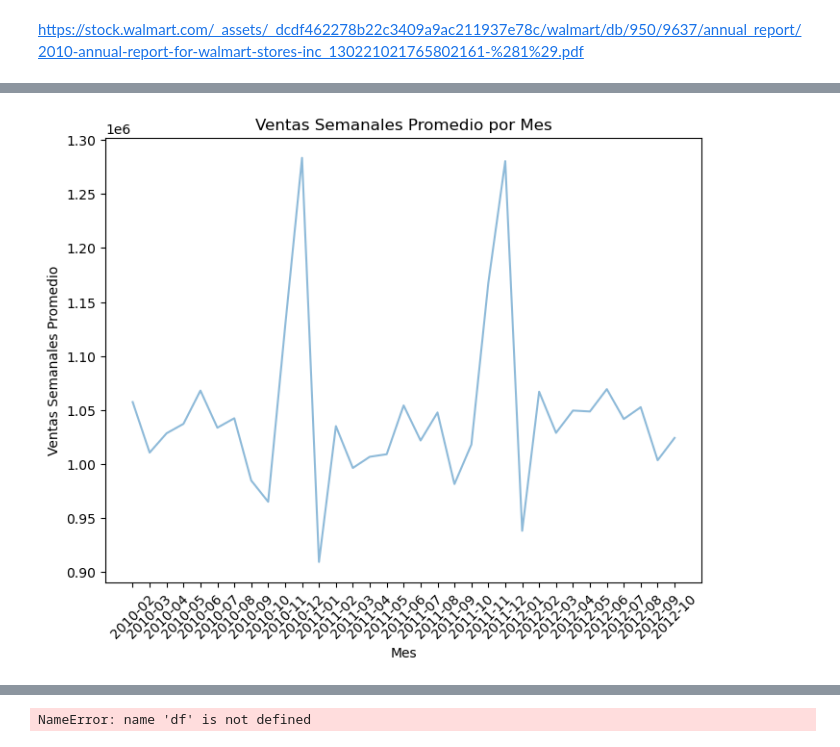
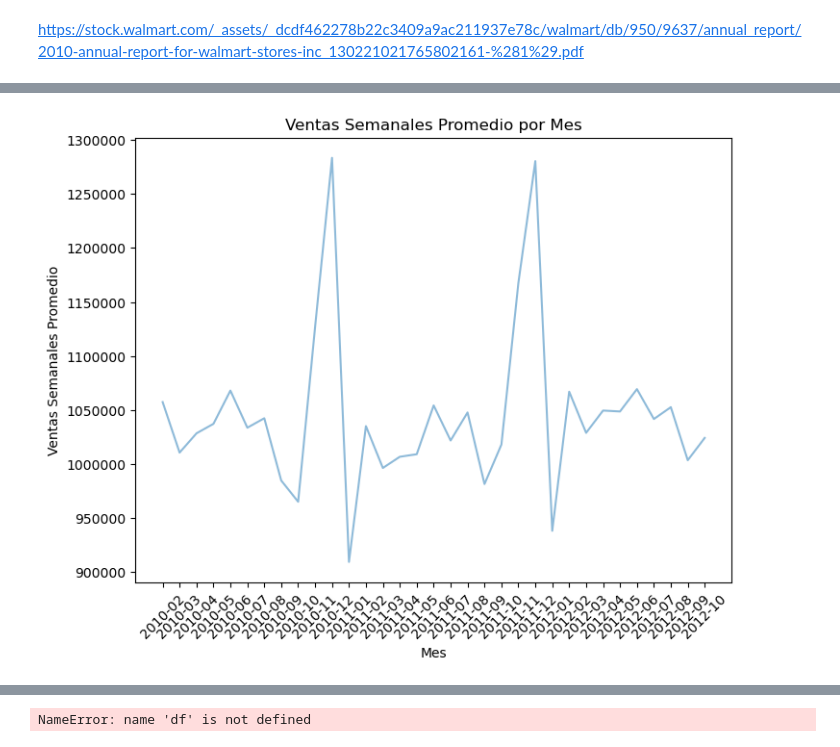
Before and after one commit to AngelGarLop/Tarea-comparaci-n-red-neuronal-regresi-n, a Jupyter notebook: Untitled12.ipynb, the cells around one changed output, grey strips where cells are left out. Drawn from its saved outputs; the diff is of its cells as text; code cells hidden in the pictures.

```diff
--- a/Untitled12.ipynb
+++ b/Untitled12.ipynb
@@ -140,3 +157,6 @@ Valores más frecuentes:
 64.21    8
 64.05    8
 78.47    7
+# %%
+df_walmart['Temperature'] = (df_walmart['Temperature'] - 32) * 5.0/9.0
+df_walmart['Temperature'].mean()
@@ -174,0 +253,14 @@ Valores más frecuentes:
+# %%
+import pandas as pd
+
+# Asegúrate de que la columna 'date' sea de tipo datetime
+df_walmart['Date'] = pd.to_datetime(df_walmart['Date'], format='%d-%m-%Y')  # Ajusta si la columna tiene otro nombre
+
+# Extraer el año de la columna 'date'
+df_walmart['year'] = df_walmart['Date'].dt.year
+
+# Calcular el CPI promedio por año
+cpi_por_ano = df_walmart.groupby('year')['CPI'].mean()
+
+# Mostrar el CPI promedio por año
+print(cpi_por_ano)
@@ -174,0 +284,12 @@ Valores más frecuentes:
+# %%
+# Convertir la columna 'Date' a datetime con el formato correcto
+df_walmart['Date'] = pd.to_datetime(df_walmart['Date'], format='%d-%m-%Y')
+
+# Gráfico de línea del CPI a lo largo del tiempo
+plt.figure(figsize=(14, 8))
+sns.lineplot(data=df_walmart, x="Date", y="CPI")
+plt.title("CPI a lo largo del tiempo")
+plt.xlabel("Fecha")
+plt.ylabel("CPI")
+plt.xticks(rotation=45)
+plt.show()
@@ -190,0 +324,12 @@ Valores más frecuentes:
+# %%
+# Convertir la columna 'Date' a datetime con el formato correcto
+df_walmart['Date'] = pd.to_datetime(df_walmart['Date'], format='%d-%m-%Y')
+
+# Gráfico de línea del Unemployment a lo largo del tiempo
+plt.figure(figsize=(14, 8))
+sns.lineplot(data=df_walmart, x="Date", y="Unemployment")
+plt.title("Unemployment a lo largo del tiempo")
+plt.xlabel("Fecha")
+plt.ylabel("Unemployment")
+plt.xticks(rotation=45)
+plt.show()
@@ -222,20 +369,21 @@ plt.show()
 # %%
 # Convertir la columna 'Date' a datetime con el formato correcto
 df_walmart['Date'] = pd.to_datetime(df_walmart['Date'], format='%d-%m-%Y')
 
 # Crear una columna 'Month' a partir de la columna 'Date'
 df_walmart['Month'] = df_walmart['Date'].dt.to_period('M')
 
 # Agrupar por mes y calcular la media de las ventas semanales
 df_monthly = df_walmart.groupby('Month').agg({'Weekly_Sales': 'mean'}).reset_index()
 
 # Gráfico lineal de las ventas semanales promedio por mes
 plt.figure(figsize=(8, 6))
 sns.lineplot(x=df_monthly["Month"].astype(str), y=df_monthly["Weekly_Sales"], alpha=0.5)
 plt.title("Ventas Semanales Promedio por Mes")
 plt.xlabel("Mes")
 plt.ylabel("Ventas Semanales Promedio")
 plt.xticks(rotation=45)
+plt.ticklabel_format(style='plain', axis='y')
 plt.show()
 # %% [output]
-[figure, old version]
+[figure, new version]
```
Also changed, not shown: parts of 21 cells of this notebook.
